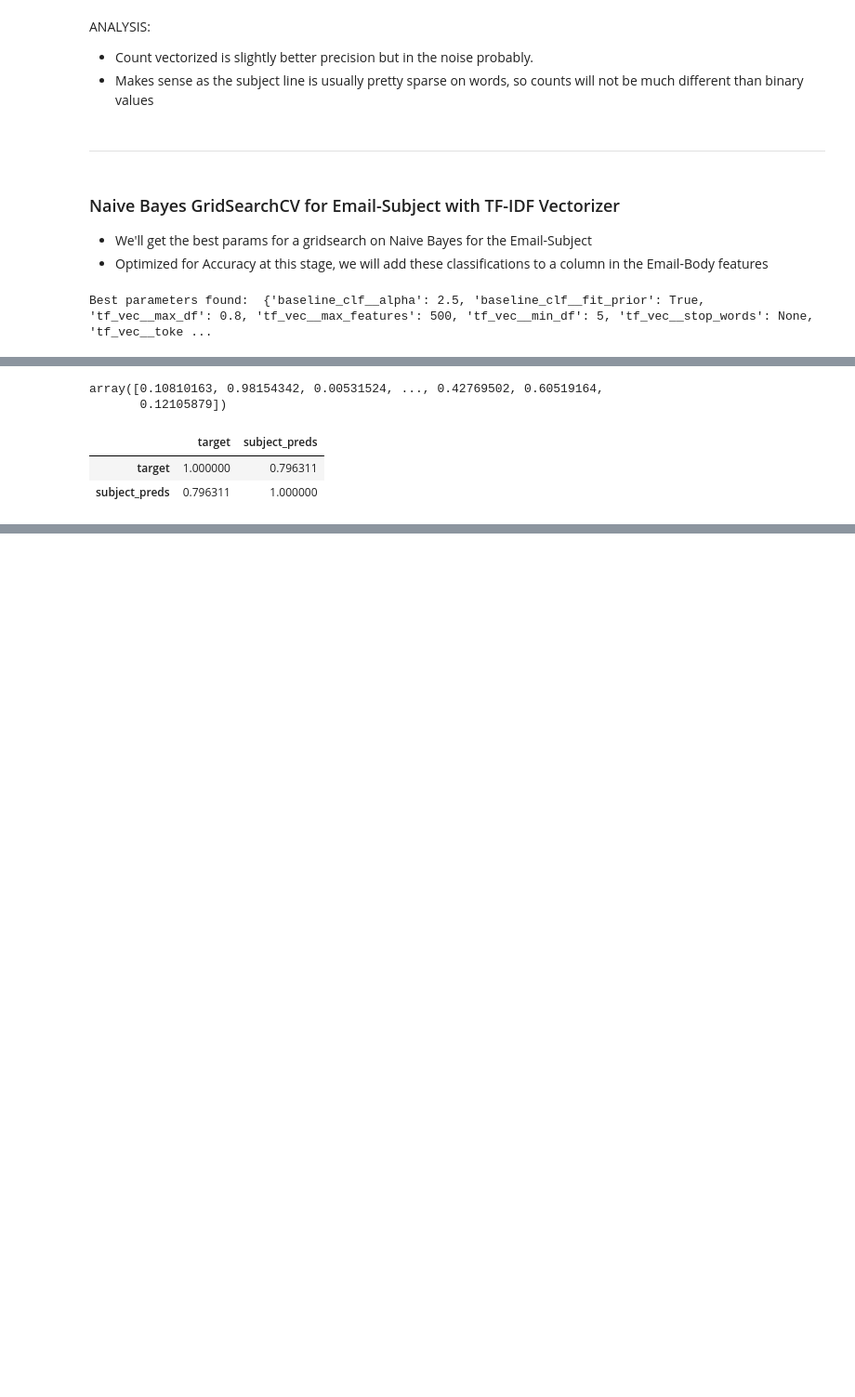
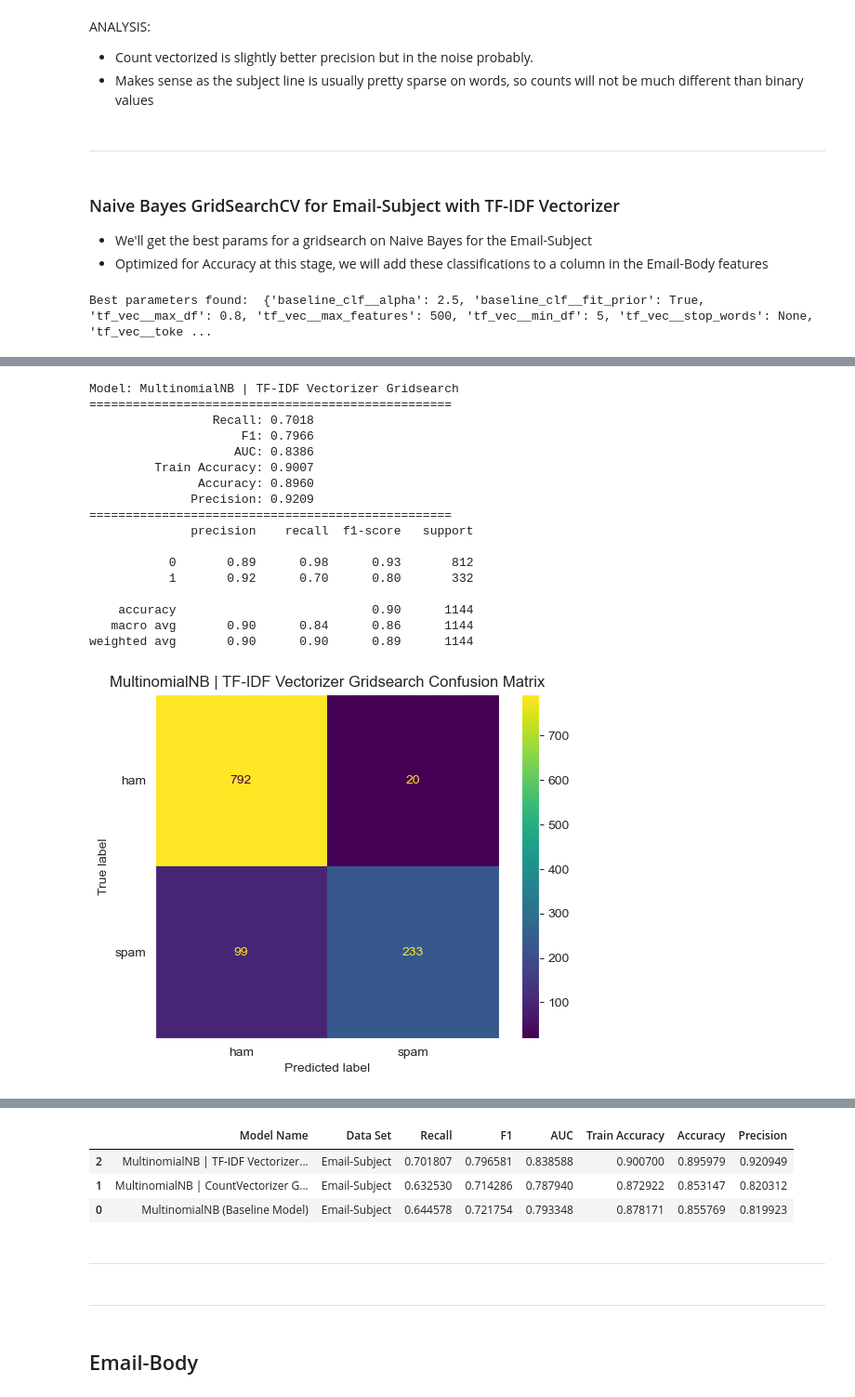
Before and after one commit to dman01337/HAM-vs-SPAM, a Jupyter notebook: Ham_vs_Spam.ipynb, the cells around one changed output, grey strips where cells are left out. Shown at 93% size. Saved outputs shown, nothing was run; the diff lists cells and outputs as text; code cells hidden in the pictures; blank space fills up the shorter version.

```diff
--- a/Ham_vs_Spam.ipynb
+++ b/Ham_vs_Spam.ipynb
@@ -711,5 +675,0 @@ subject_preds = model_results['MultinomialNB TF-IDF Vectorizer Gridsearch']['Pip
-# %%
-subject_preds
-# %% [output]
-array([0.10810163, 0.98154342, 0.00531524, ..., 0.42769502, 0.60519164,
-       0.12105879])
@@ -719,7 +676,24 @@ body_df['subject_preds'] = subject_preds
-# %%
-# Create a correlation matrix of the subject predictions and the target
-body_df.corr()
-# %% [output]
-|  | target | subject_preds |
-| target | 1.000000 | 0.796311 |
-| subject_preds | 0.796311 | 1.000000 |
+# %%
+display_results('MultinomialNB | TF-IDF Vectorizer Gridsearch',
+                'Email-Subject',
+                nb_tf_grid_search.best_estimator_,
+                X_train, y_train, X_test, y_test)
+# %% [output]
+Model: MultinomialNB | TF-IDF Vectorizer Gridsearch
+==================================================
+                 Recall: 0.7018
+                     F1: 0.7966
+                    AUC: 0.8386
+         Train Accuracy: 0.9007
+               Accuracy: 0.8960
+              Precision: 0.9209
+==================================================
+              precision    recall  f1-score   support
+
+           0       0.89      0.98      0.93       812
+           1       0.92      0.70      0.80       332
+
+    accuracy                           0.90      1144
+   macro avg       0.90      0.84      0.86      1144
+weighted avg       0.90      0.90      0.89      1144
+[figure, added]
@@ -725,0 +701,13 @@ body_df.corr()
+# %%
+get_sorted_results()
+# %% [output]
+|  | Model Name | Data Set | Recall | F1 | AUC | Train Accuracy | Accuracy | Precision |
+| 2 | MultinomialNB | TF-IDF Vectorizer... | Email-Subject | 0.701807 | 0.796581 | 0.838588 | 0.900700 | 0.895979 | 0.920949 |
+| 1 | MultinomialNB | CountVectorizer G... | Email-Subject | 0.632530 | 0.714286 | 0.787940 | 0.872922 | 0.853147 | 0.820312 |
+| 0 | MultinomialNB (Baseline Model) | Email-Subject | 0.644578 | 0.721754 | 0.793348 | 0.878171 | 0.855769 | 0.819923 |
+# %% [markdown]
+---
+# %% [markdown]
+---
+# %% [markdown]
+## Email-Body
```
Also changed, not shown: parts of 86 cells of this notebook, 1 other file.
